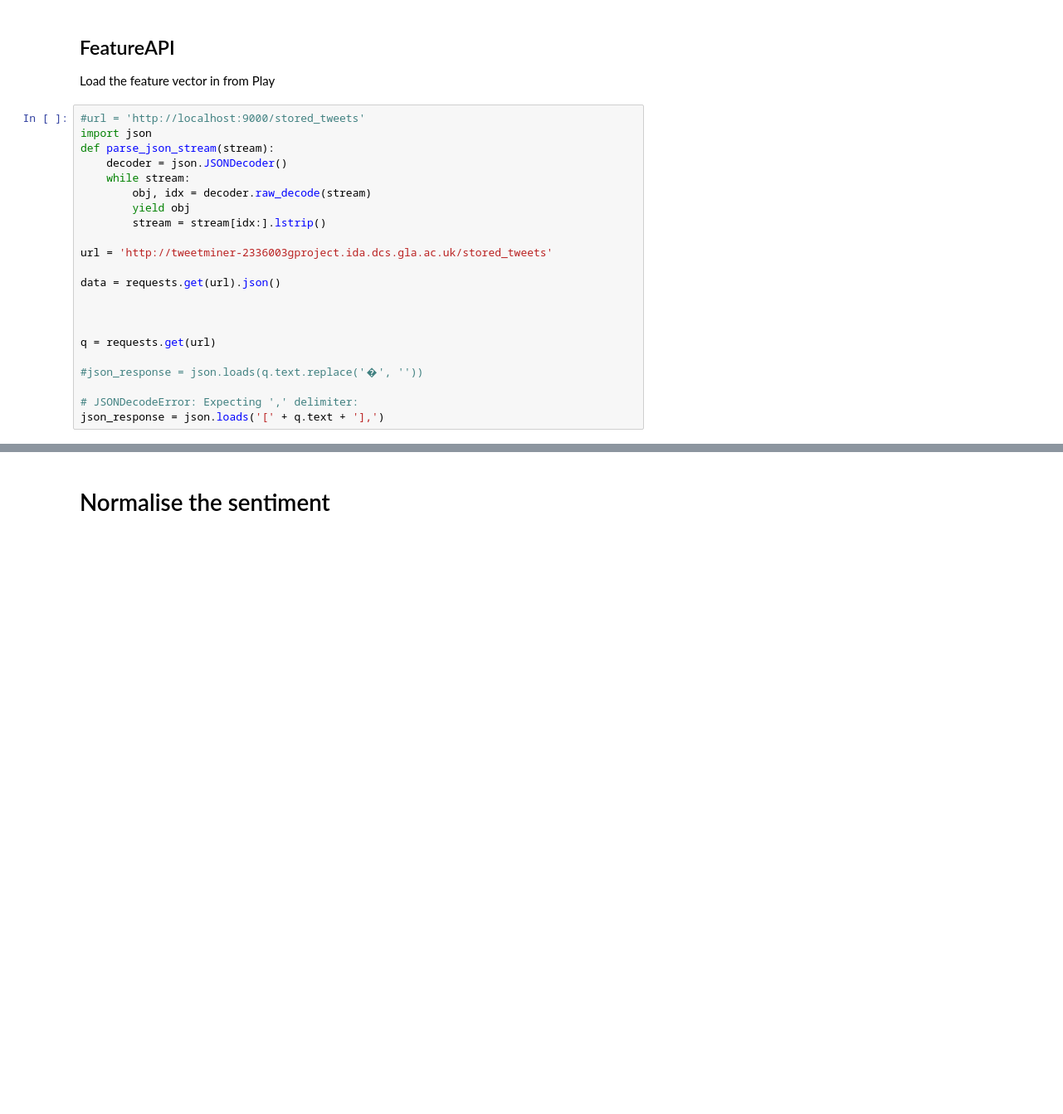
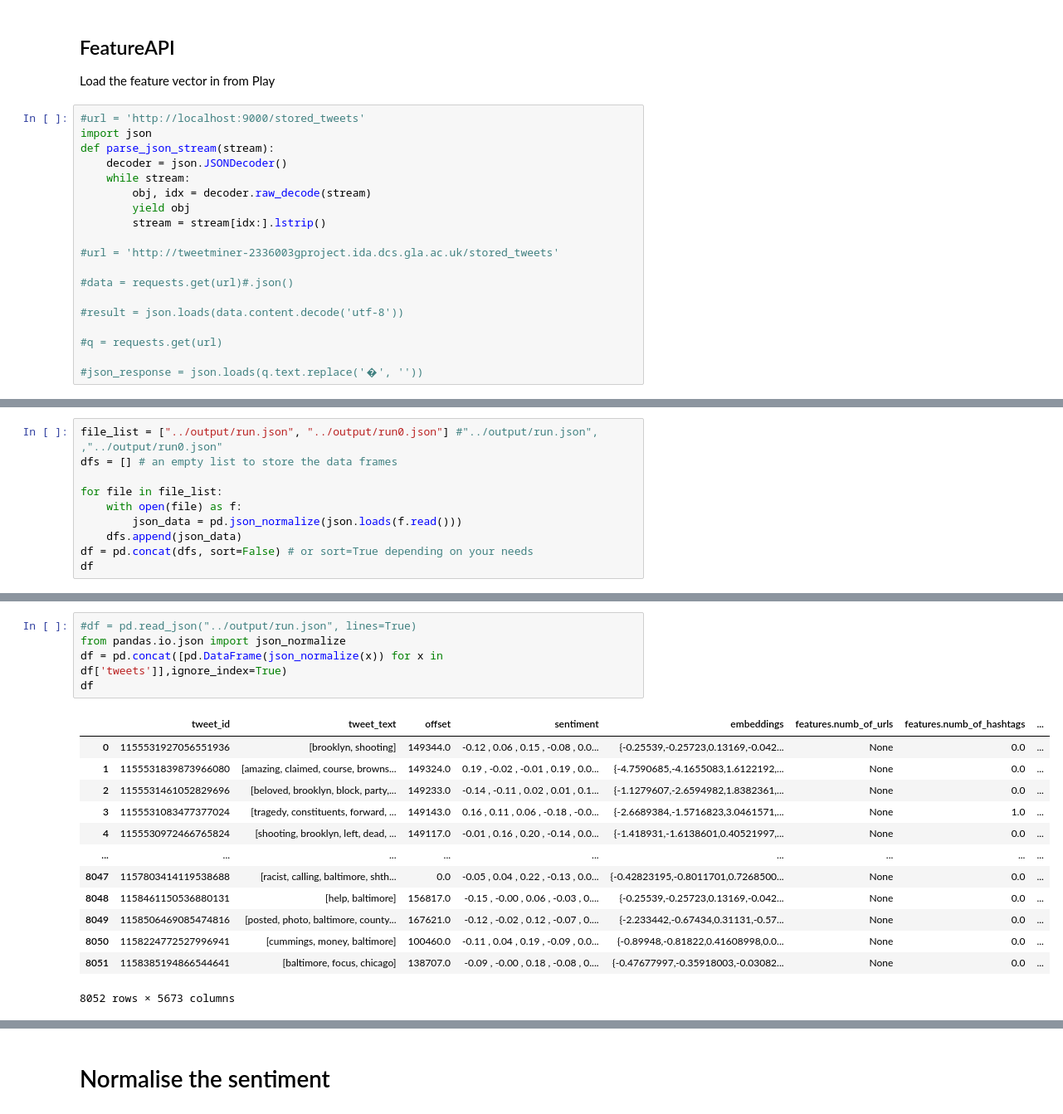
Before and after one commit to glasgowm148/Calamity, a Jupyter notebook: src/jupyter/1-notebooks/API.ipynb, the cells around one changed output, grey strips where cells are left out. Shown at 83% size. Cells and saved outputs as stored; diff of their text form; blank space fills up the shorter version.

```diff
--- a/src/jupyter/1-notebooks/API.ipynb
+++ b/src/jupyter/1-notebooks/API.ipynb
@@ -145,15 +141,12 @@ def parse_json_stream(stream):
         yield obj
         stream = stream[idx:].lstrip()
 
-url = 'http://tweetminer-2336003gproject.ida.dcs.gla.ac.uk/stored_tweets'
+#url = 'http://tweetminer-2336003gproject.ida.dcs.gla.ac.uk/stored_tweets'
 
-data = requests.get(url).json()
+#data = requests.get(url)#.json()
 
+#result = json.loads(data.content.decode('utf-8'))
 
-
-q = requests.get(url)
+#q = requests.get(url)
 
 #json_response = json.loads(q.text.replace('�', ''))
-
-# JSONDecodeError: Expecting ',' delimiter:
-json_response = json.loads('[' + q.text + '],')
@@ -163,0 +158,10 @@ print(data)
+# %%
+file_list = ["../output/run.json", "../output/run0.json"] #"../output/run.json", ,"../output/run0.json"
+dfs = [] # an empty list to store the data frames
+
+for file in file_list:
+    with open(file) as f:
+        json_data = pd.json_normalize(json.loads(f.read()))
+    dfs.append(json_data)
+df = pd.concat(dfs, sort=False) # or sort=True depending on your needs
+df
@@ -164 +180,20 @@ print(data)
+# %%
+#df = pd.read_json("../output/run.json", lines=True)
+from pandas.io.json import json_normalize
+df = pd.concat([pd.DataFrame(json_normalize(x)) for x in df['tweets']],ignore_index=True)
+df
+# %% [output]
+|  | tweet_id | tweet_text | offset | sentiment | embeddings | features.numb_of_urls | features.numb_of_hashtags | ... |
+| 0 | 1155531927056551936 | [brooklyn, shooting] | 149344.0 | -0.12 , 0.06 , 0.15 , -0.08 , 0.0... | {-0.25539,-0.25723,0.13169,-0.042... | None | 0.0 | ... |
+| 1 | 1155531839873966080 | [amazing, claimed, course, browns... | 149324.0 | 0.19 , -0.02 , -0.01 , 0.19 , 0.0... | {-4.7590685,-4.1655083,1.6122192,... | None | 0.0 | ... |
+| 2 | 1155531461052829696 | [beloved, brooklyn, block, party,... | 149233.0 | -0.14 , -0.11 , 0.02 , 0.01 , 0.1... | {-1.1279607,-2.6594982,1.8382361,... | None | 0.0 | ... |
+| 3 | 1155531083477377024 | [tragedy, constituents, forward, ... | 149143.0 | 0.16 , 0.11 , 0.06 , -0.18 , -0.0... | {-2.6689384,-1.5716823,3.0461571,... | None | 1.0 | ... |
+| 4 | 1155530972466765824 | [shooting, brooklyn, left, dead, ... | 149117.0 | -0.01 , 0.16 , 0.20 , -0.14 , 0.0... | {-1.418931,-1.6138601,0.40521997,... | None | 0.0 | ... |
+| ... | ... | ... | ... | ... | ... | ... | ... | ... |
+| 8047 | 1157803414119538688 | [racist, calling, baltimore, shth... | 0.0 | -0.05 , 0.04 , 0.22 , -0.13 , 0.0... | {-0.42823195,-0.8011701,0.7268500... | None | 0.0 | ... |
+| 8048 | 1158461150536880131 | [help, baltimore] | 156817.0 | -0.15 , -0.00 , 0.06 , -0.03 , 0.... | {-0.25539,-0.25723,0.13169,-0.042... | None | 0.0 | ... |
+| 8049 | 1158506469085474816 | [posted, photo, baltimore, county... | 167621.0 | -0.12 , -0.02 , 0.12 , -0.07 , 0.... | {-2.233442,-0.67434,0.31131,-0.57... | None | 0.0 | ... |
+| 8050 | 1158224772527996941 | [cummings, money, baltimore] | 100460.0 | -0.11 , 0.04 , 0.19 , -0.09 , 0.0... | {-0.89948,-0.81822,0.41608998,0.0... | None | 0.0 | ... |
+| 8051 | 1158385194866544641 | [baltimore, focus, chicago] | 138707.0 | -0.09 , -0.00 , 0.18 , -0.08 , 0.... | {-0.47677997,-0.35918003,-0.03082... | None | 0.0 | ... |
+8052 rows × 5673 columns
 # %%
```
Also changed, not shown: parts of 23 cells of this notebook, 21 other files.
